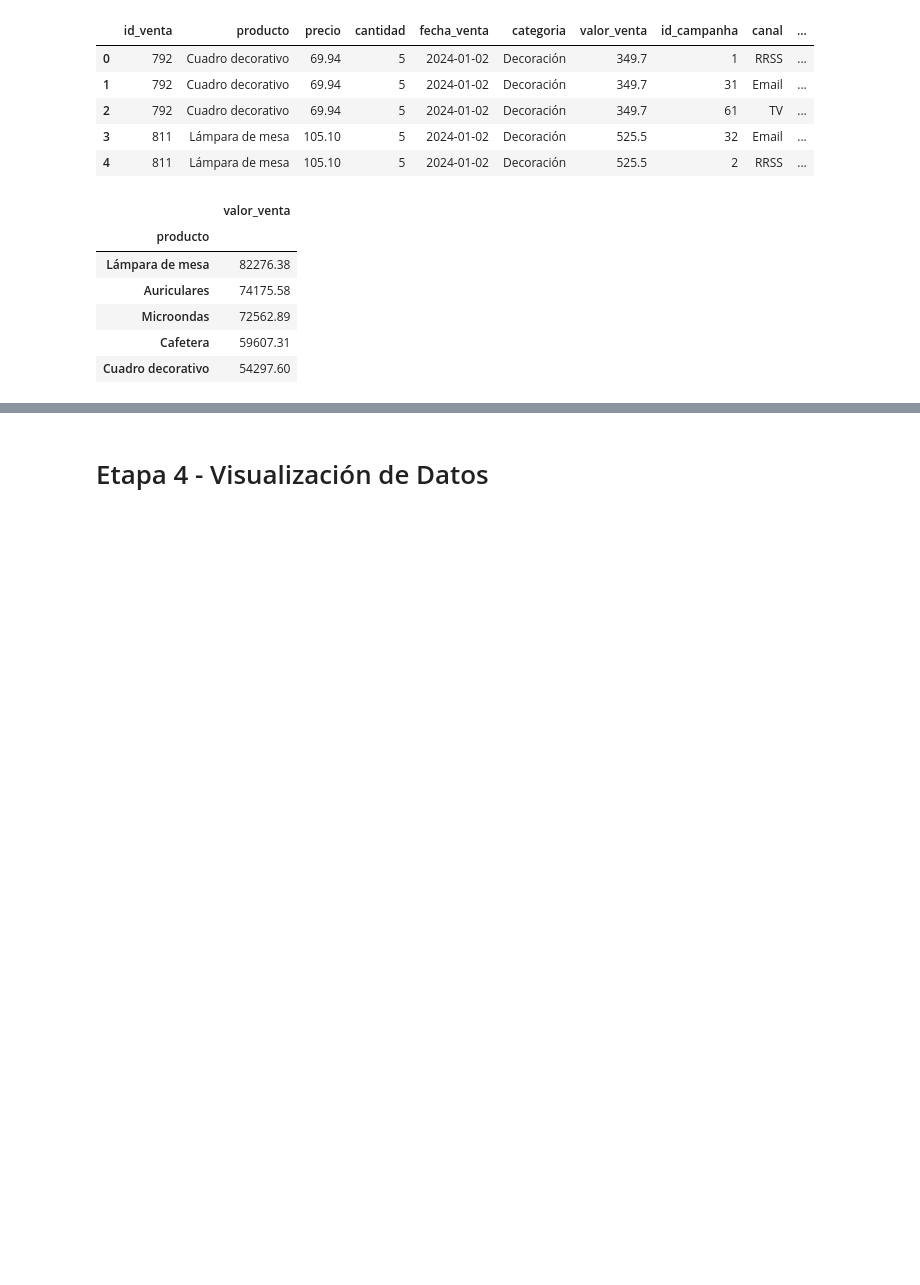
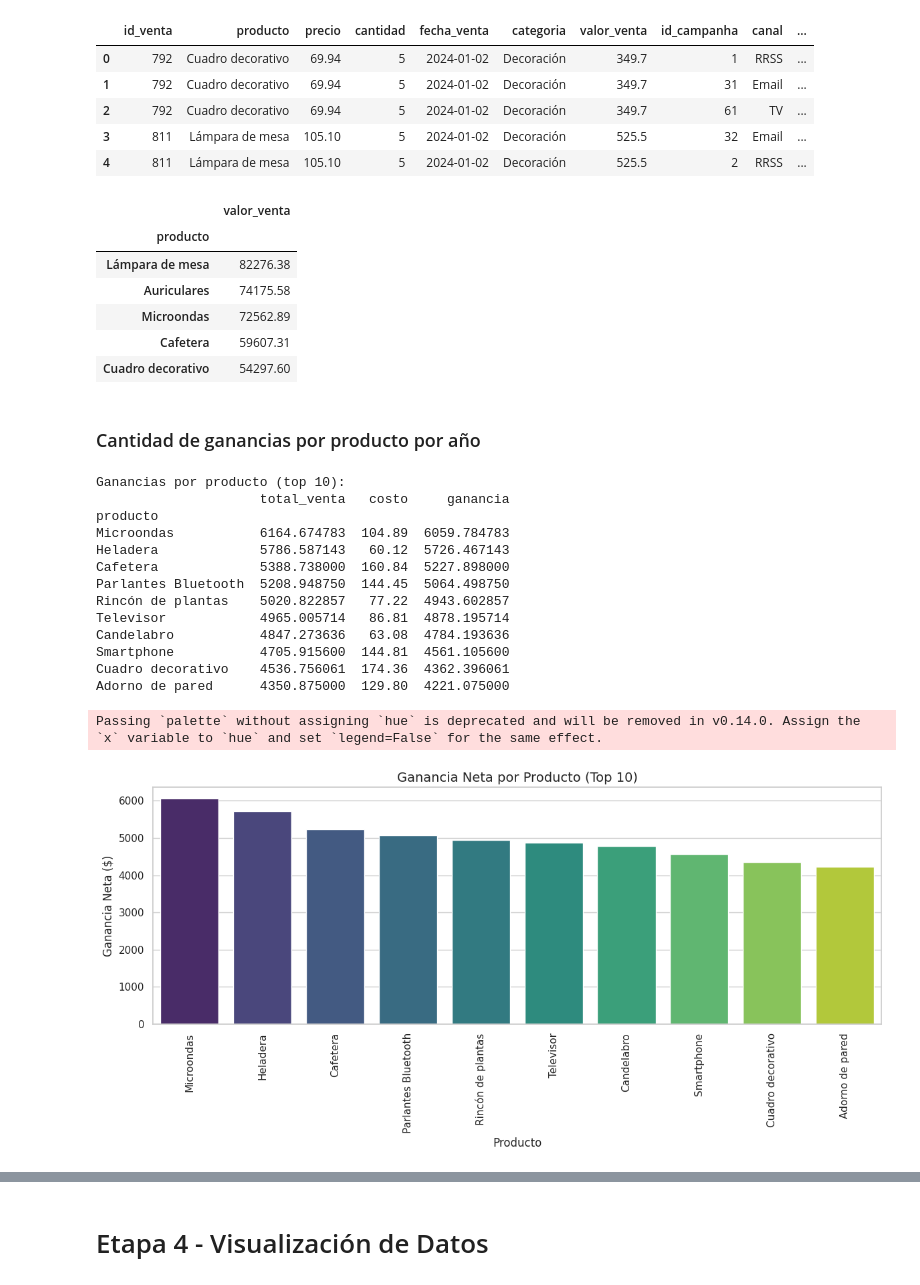
Before and after one commit to marianovanini/TT-2C2025-Data-Analitycs-Notebooks, a Jupyter notebook: Entrega final/Entrega final.ipynb, the cells around one changed output, grey strips where cells are left out. Cells and saved outputs as stored; diff of their text form; code cells hidden in the pictures; blank space fills up the shorter version.

```diff
--- a/Entrega final/Entrega final.ipynb
+++ b/Entrega final/Entrega final.ipynb
@@ -1888,3 +1888,44 @@ df_test2.head()
 | Microondas | 72562.89 |
 | Cafetera | 59607.31 |
 | Cuadro decorativo | 54297.60 |
+# %% [markdown]
+### Cantidad de ganancias por producto por año
+# %%
+# El dataframe 'ganancias_marketing' ya se generó y contiene la ganancia por producto (total_venta - costo de campaña)
+# Vamos a visualizar los productos(10) con mayor ganancia neta.
+
+print("Ganancias por producto (top 10):")
+print(ganancias_marketing.head(10))
+
+top10 = ganancias_marketing.reset_index().head(10)
+
+# Graficar la ganancia neta por producto
+plt.figure(figsize=(12, 6))
+sns.barplot(
+    data=top10,
+    x='producto',
+    y='ganancia',
+    palette='viridis'
+)
+plt.title('Ganancia Neta por Producto (Top 10)', fontsize=14)
+plt.xlabel('Producto', fontsize=12)
+plt.ylabel('Ganancia Neta ($)', fontsize=12)
+plt.xticks(rotation=90)
+plt.tight_layout()
+plt.show()
+# %% [output]
+Ganancias por producto (top 10):
+                     total_venta   costo     ganancia
+producto
+Microondas           6164.674783  104.89  6059.784783
+Heladera             5786.587143   60.12  5726.467143
+Cafetera             5388.738000  160.84  5227.898000
+Parlantes Bluetooth  5208.948750  144.45  5064.498750
+Rincón de plantas    5020.822857   77.22  4943.602857
+Televisor            4965.005714   86.81  4878.195714
+Candelabro           4847.273636   63.08  4784.193636
+Smartphone           4705.915600  144.81  4561.105600
+Cuadro decorativo    4536.756061  174.36  4362.396061
+Adorno de pared      4350.875000  129.80  4221.075000
+Passing `palette` without assigning `hue` is deprecated and will be removed in v0.14.0. Assign the `x` variable to `hue` and set `legend=False` for the same effect.
+[figure, added]
```
Also changed, not shown: parts of 10 cells of this notebook.
